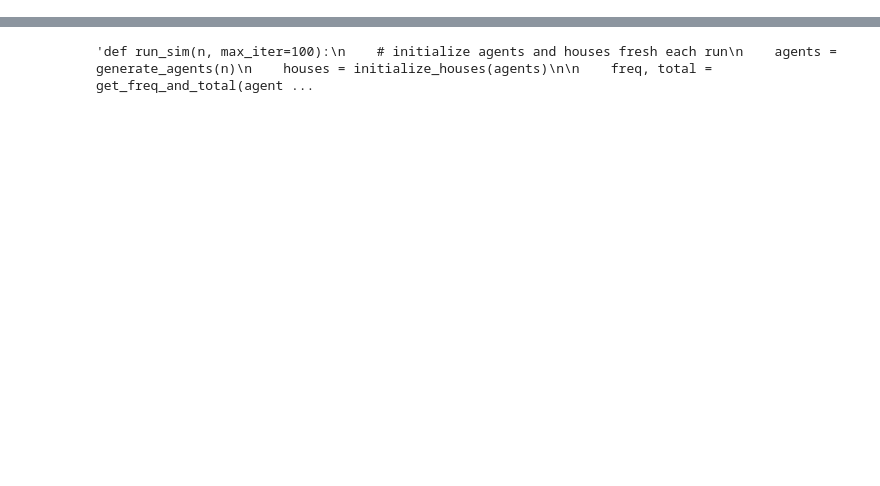
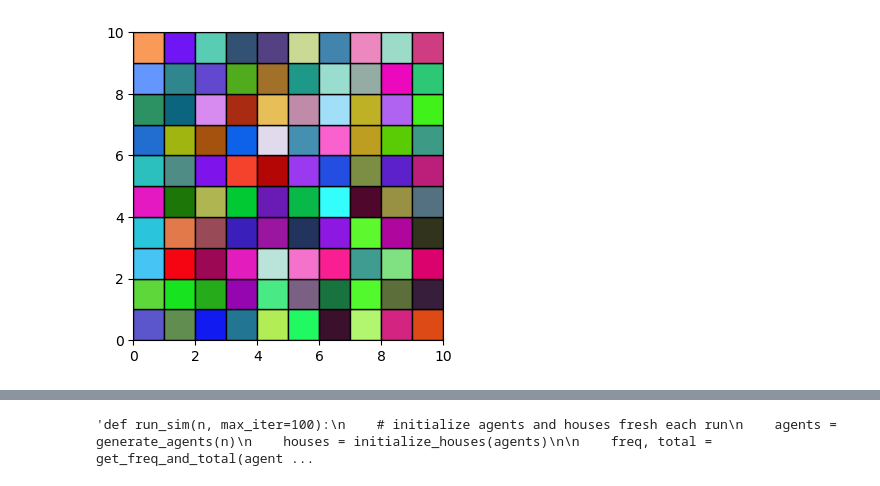
Before and after one commit to danielthomas-econ/schelling_income_model, a Jupyter notebook: plots.ipynb, the cells around one changed output, grey strips where cells are left out. Saved outputs shown, nothing was run; the diff lists cells and outputs as text; code cells hidden in the pictures; blank space fills up the shorter version.

```diff
--- a/plots.ipynb
+++ b/plots.ipynb
@@ -126,3 +11,0 @@ Iteration 249: 28.51% of agents are happy
-# %%
-for i in range(-1, np.max(agents["neighborhood"]+1)):
-    print(f"Neighborhood {i}: {np.sum(agents["neighborhood"]==i)} agents")
@@ -147 +39,19 @@ Neighborhood 99: 33 agents
+# %%
+gridsize = GRID_SIZE
+small_side = 1
+colors = np.random.rand(GRID_SIZE, GRID_SIZE, 3)
+
+fig, ax = plt.subplots(figsize = (4,4))
+for i in range(GRID_SIZE):
+    for j in range(GRID_SIZE):
+        x = i * small_side
+        y = j * small_side
+        square = patches.Rectangle((x,y), width = small_side, height = small_side, facecolor = colors[i,j], edgecolor = "black")
+        ax.add_patch(square)
+
+ax.set_xlim(0, GRID_SIZE)
+ax.set_ylim(0, GRID_SIZE)
+plt.show()
+# %% [output]
+[figure, added]
 # %%
```
Also changed, not shown: parts of 24 cells of this notebook, 9 other files.
